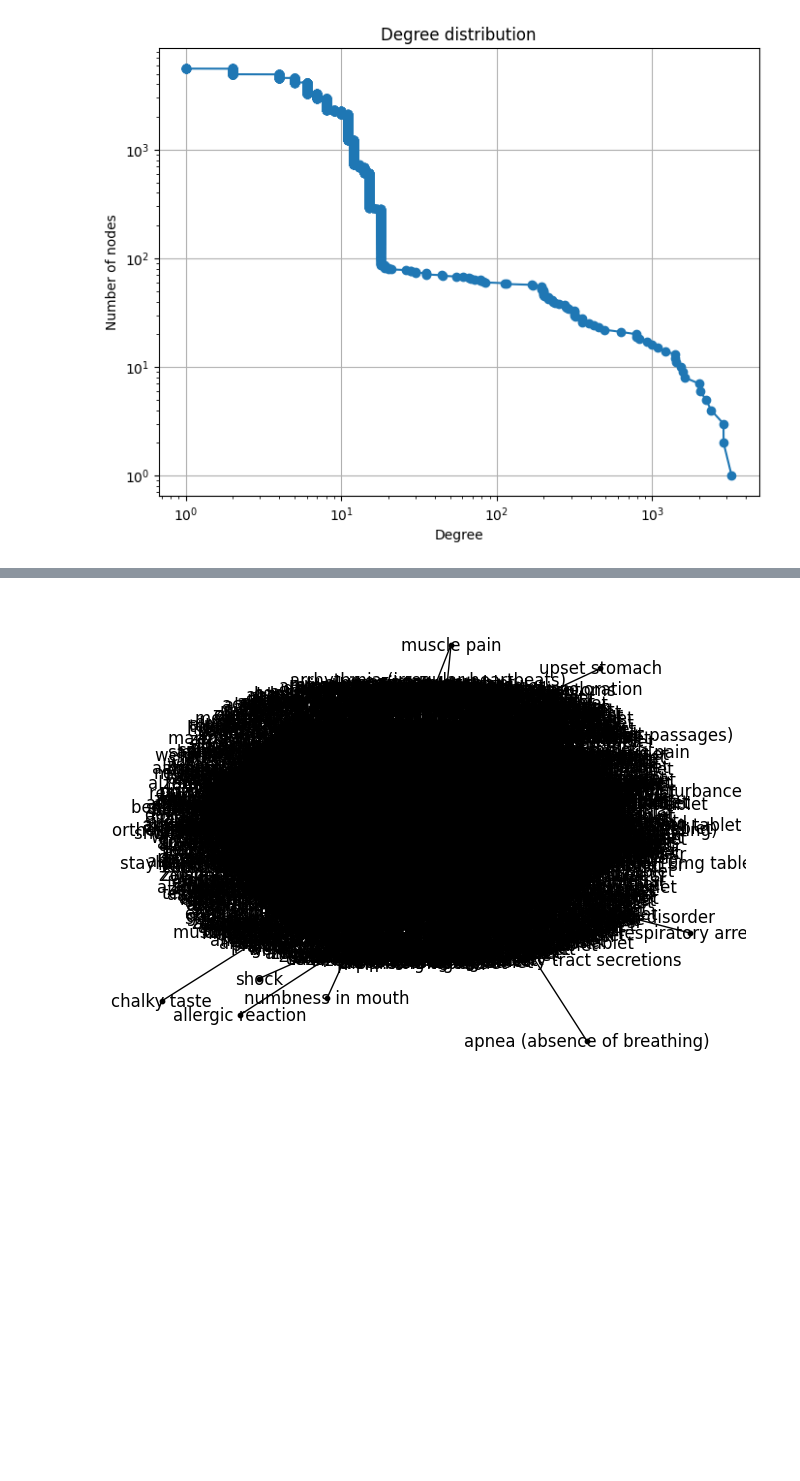
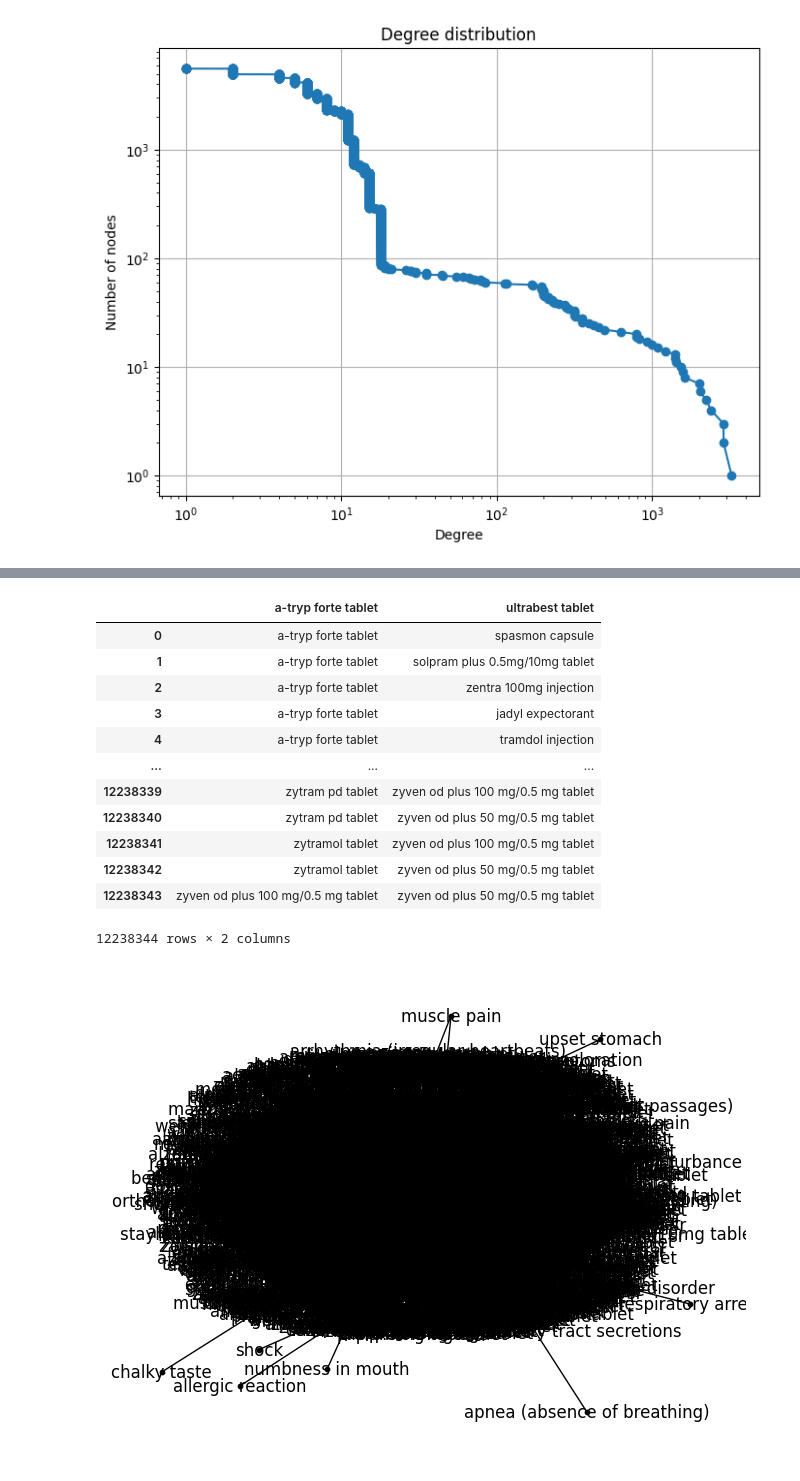
Before and after one commit to MylenaRoberta/medications-and-side-effects-networks, a Jupyter notebook: notebooks/03_initial-network-analysis.ipynb, the cells around one changed output, grey strips where cells are left out. Cells and saved outputs as stored; diff of their text form; code cells hidden in the pictures; blank space fills up the shorter version.

```diff
--- a/notebooks/03_initial-network-analysis.ipynb
+++ b/notebooks/03_initial-network-analysis.ipynb
@@ -117,3 +156,22 @@ medication_graph = nx.bipartite.projected_graph(bipartite_graph, medication_node
+# %%
+medication_df = pd.read_csv('../data/processed/medication-projection-edges.csv')
+
+# medication_df.drop_duplicates(inplace=True)
+medication_df
+# %% [output]
+|  | a-tryp forte tablet | ultrabest tablet |
+| 0 | a-tryp forte tablet | spasmon capsule |
+| 1 | a-tryp forte tablet | solpram plus 0.5mg/10mg tablet |
+| 2 | a-tryp forte tablet | zentra 100mg injection |
+| 3 | a-tryp forte tablet | jadyl expectorant |
+| 4 | a-tryp forte tablet | tramdol injection |
+| ... | ... | ... |
+| 12238339 | zytram pd tablet | zyven od plus 100 mg/0.5 mg tablet |
+| 12238340 | zytram pd tablet | zyven od plus 50 mg/0.5 mg tablet |
+| 12238341 | zytramol tablet | zyven od plus 100 mg/0.5 mg tablet |
+| 12238342 | zytramol tablet | zyven od plus 50 mg/0.5 mg tablet |
+| 12238343 | zyven od plus 100 mg/0.5 mg tablet | zyven od plus 50 mg/0.5 mg tablet |
+12238344 rows × 2 columns
 # %%
 import matplotlib.pyplot as plt
 
```
Also changed, not shown: parts of 8 cells of this notebook.
